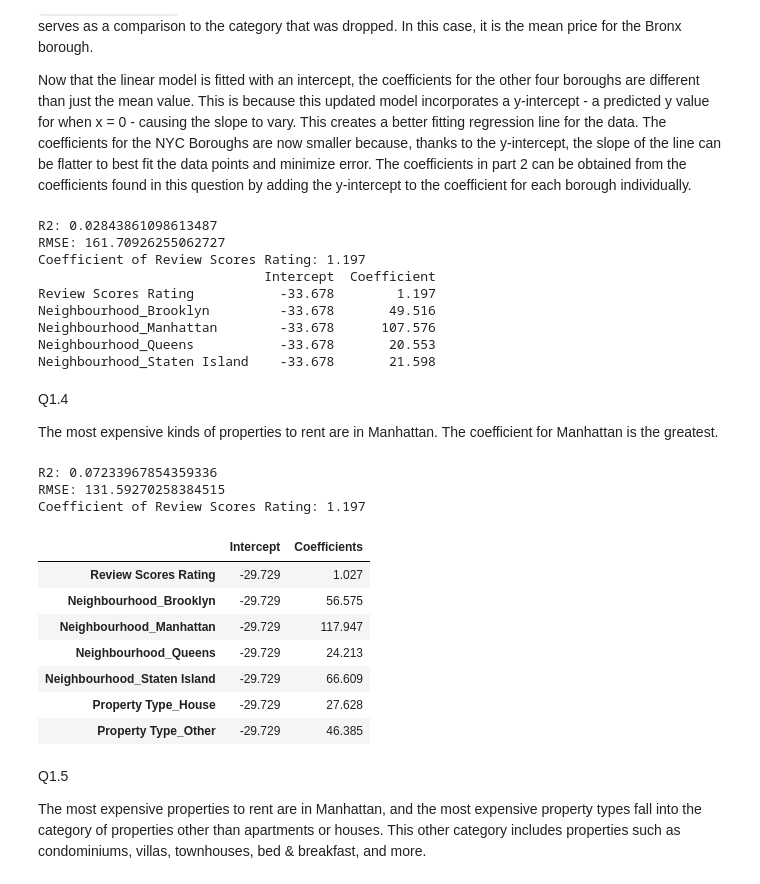
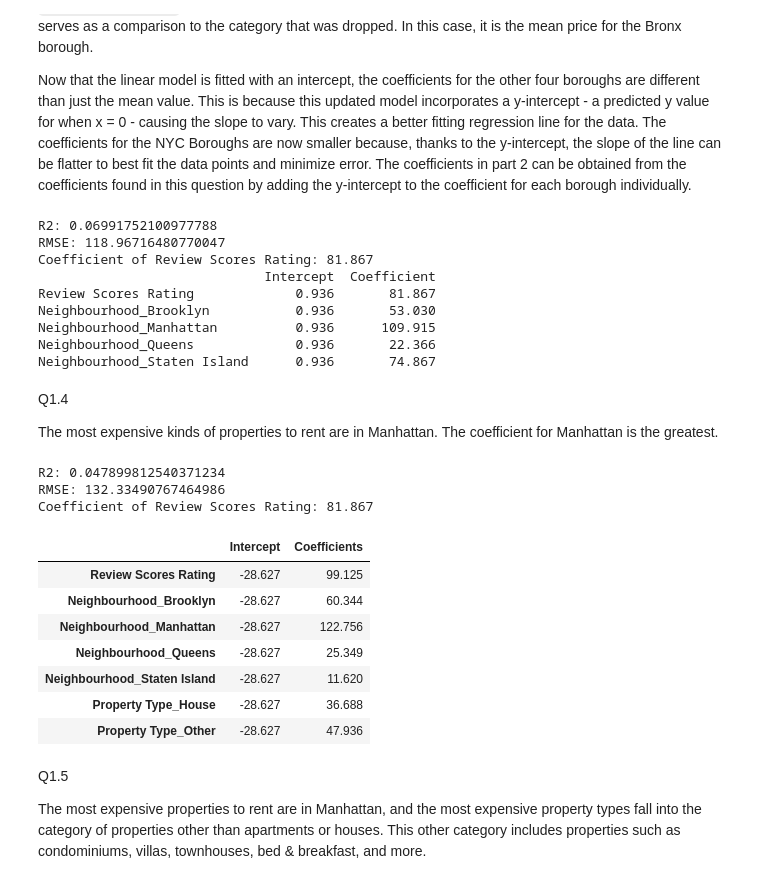
Before and after one commit to masonnicoletti/DS-3021, a Jupyter notebook: 05.1_reg_data_prep/Linear_Models_Lab.ipynb, the cells around one changed output. Saved outputs shown, nothing was run; the diff lists cells and outputs as text; code cells hidden in the pictures.

```diff
--- a/05.1_reg_data_prep/Linear_Models_Lab.ipynb
+++ b/05.1_reg_data_prep/Linear_Models_Lab.ipynb
@@ -203,6 +198,11 @@ y = nyc_prop["Price"]
 
 # Split data
 x_train, x_test, y_train, y_test = train_test_split(x, y, train_size = 0.8)
+
+# Standardize Data
+scaler = MinMaxScaler()
+x_train = scaler.fit_transform(x_train)
+x_test = scaler.fit_transform(x_test)
 
 # Run a regression of Price on Review Scores Rating and Neighborhood.
 model = LinearRegression()
@@ -229,15 +229,15 @@ print("Coefficient of Review Scores Rating:", coefficient_table.loc['Review Scor
 
 print(coefficient_table)
 # %% [output]
-R2: 0.02843861098613487
-RMSE: 161.70926255062727
-Coefficient of Review Scores Rating: 1.197
+R2: 0.06991752100977788
+RMSE: 118.96716480770047
+Coefficient of Review Scores Rating: 81.867
                              Intercept  Coefficient
-Review Scores Rating           -33.678        1.197
-Neighbourhood_Brooklyn         -33.678       49.516
-Neighbourhood_Manhattan        -33.678      107.576
-Neighbourhood_Queens           -33.678       20.553
-Neighbourhood_Staten Island    -33.678       21.598
+Review Scores Rating             0.936       81.867
+Neighbourhood_Brooklyn           0.936       53.030
+Neighbourhood_Manhattan          0.936      109.915
+Neighbourhood_Queens             0.936       22.366
+Neighbourhood_Staten Island      0.936       74.867
 # %% [markdown]
 Q1.4
 
@@ -263,43 +263,48 @@ nyc_prop = pd.get_dummies(nyc_prop, columns = ["Neighbourhood", "Property Type"]
 # Set up features and target variable
 x = pd.concat([nyc_prop[['Review Scores Rating']], nyc_prop.iloc[:, -6:]], axis=1)
 y = nyc_prop['Price']
 
 # Split data
 x_train, x_test, y_train, y_test = train_test_split(x, y, train_size = 0.8)
 
+# Standardize Data
+scaler = MinMaxScaler()
+x_train = scaler.fit_transform(x_train)
+x_test = scaler.fit_transform(x_test)
+
 # Regression
 model = LinearRegression()
 model.fit(x_train, y_train)
 pred = model.predict(x_test)
 coefs = model.coef_.round(3)
 intercept = model.intercept_.round(3)
 
 # Calculate error
 R2 = r2_score(y_test, pred)
 MSE = mean_squared_error(y_test, pred)
 RMSE = MSE ** 0.5
 
 # Create a coefficient table
 coef_table = pd.DataFrame({"Intercept": intercept, "Coefficients": coefs}, index = x.columns)
 
 # Output
 print("R2:", R2)
 print("RMSE:", RMSE)
 print("Coefficient of Review Scores Rating:", coefficient_table.loc['Review Scores Rating', 'Coefficient'])
 
 coef_table
 # %% [output]
-R2: 0.07233967854359336
-RMSE: 131.59270258384515
-Coefficient of Review Scores Rating: 1.197
+R2: 0.047899812540371234
+RMSE: 132.33490767464986
+Coefficient of Review Scores Rating: 81.867
 |  | Intercept | Coefficients |
-| Review Scores Rating | -29.729 | 1.027 |
-| Neighbourhood_Brooklyn | -29.729 | 56.575 |
-| Neighbourhood_Manhattan | -29.729 | 117.947 |
-| Neighbourhood_Queens | -29.729 | 24.213 |
-| Neighbourhood_Staten Island | -29.729 | 66.609 |
-| Property Type_House | -29.729 | 27.628 |
-| Property Type_Other | -29.729 | 46.385 |
+| Review Scores Rating | -28.627 | 99.125 |
+| Neighbourhood_Brooklyn | -28.627 | 60.344 |
+| Neighbourhood_Manhattan | -28.627 | 122.756 |
+| Neighbourhood_Queens | -28.627 | 25.349 |
+| Neighbourhood_Staten Island | -28.627 | 11.620 |
+| Property Type_House | -28.627 | 36.688 |
+| Property Type_Other | -28.627 | 47.936 |
 # %% [markdown]
 Q1.5
 
```
Also changed, not shown: parts of 9 cells of this notebook.
